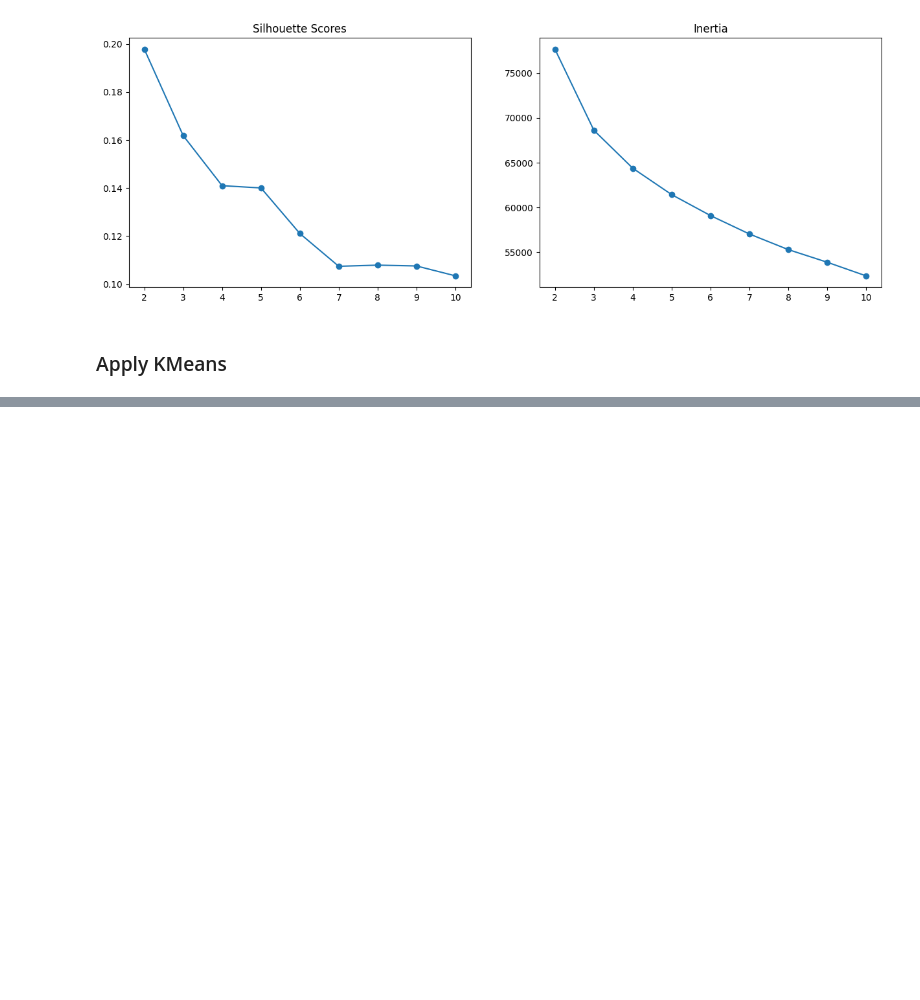
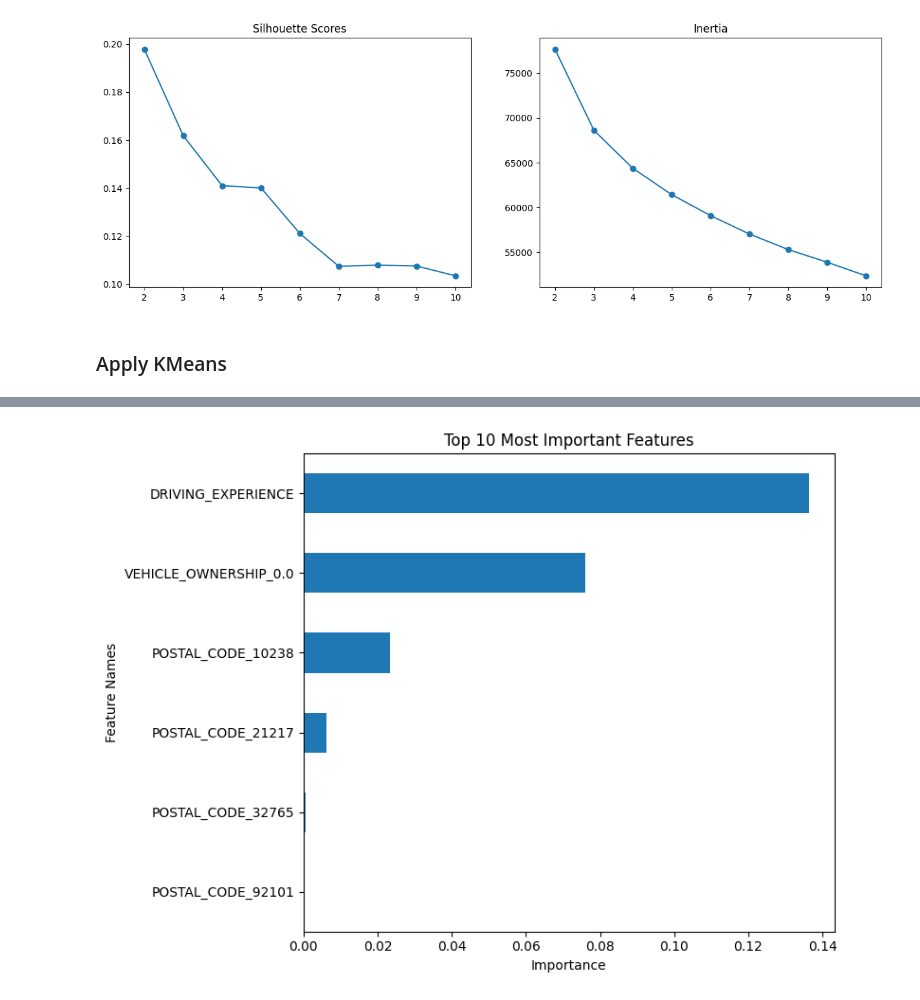
Before and after one commit to laramutair/Car-Insurance-Claim-Prediction, a Jupyter notebook: Project_4_Part_1_(Core).ipynb, the cells around one changed output, grey strips where cells are left out. Drawn from its saved outputs; the diff is of its cells as text; code cells hidden in the pictures; blank space fills up the shorter version.

```diff
--- a/Project_4_Part_1_(Core).ipynb
+++ b/Project_4_Part_1_(Core).ipynb
@@ -684,0 +788,19 @@ test_clusters = kmeans.predict(X_test_prep)
+# %%
+perm_final = permutation_importance(
+    lr_final,
+    X_test_selected, y_test,
+    n_repeats=10,
+    random_state=42,
+    scoring='accuracy'
+)
+
+perm_final_series = pd.Series(
+    perm_final.importances_mean,
+    index=selected_features
+)
+
+plot_importance(perm_final_series, top_n=10)
+plt.tight_layout()
+plt.show()
+# %% [output]
+[figure, added]
```
Also changed, not shown: parts of 6 cells of this notebook.
